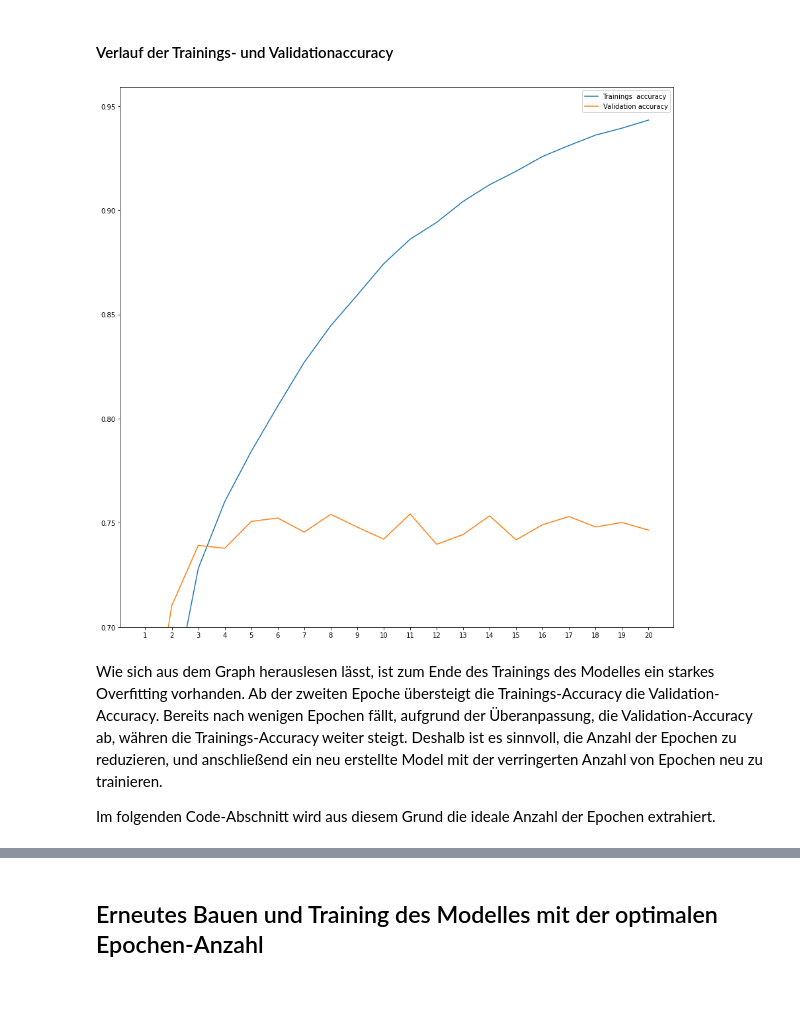
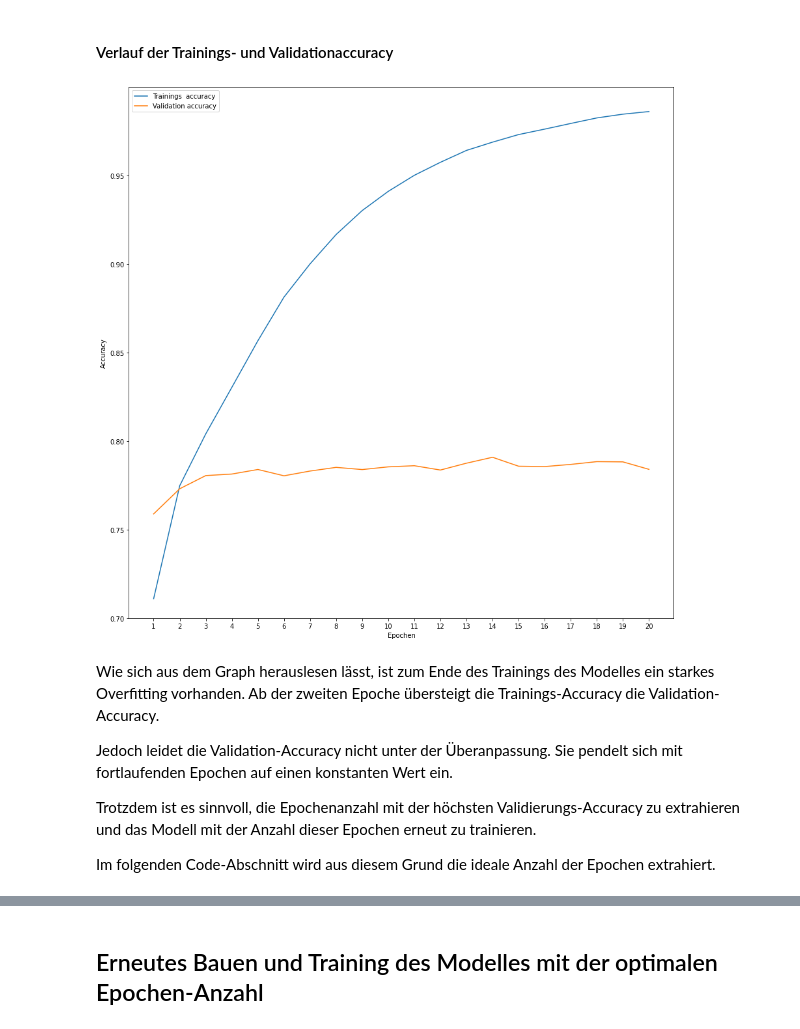
Before and after one commit to rxt30/Gruppe_G_Fragen, a Jupyter notebook: kaggle.ipynb, the cells around one changed output, grey strips where cells are left out. Drawn from its saved outputs; the diff is of its cells as text; code cells hidden in the pictures; blank space fills up the shorter version.

```diff
--- a/kaggle.ipynb
+++ b/kaggle.ipynb
@@ -273,9 +274,9 @@ Zur Vorbereitung wäre zunächst nach Fragenpaarungen mit dem Label 1 gefiltert
 Zum Training des Modelles wäre die erste Frage der Frageparrung verwendet worden, die zweite Frage als gewünschter Output.
 Im folgenden eine erste, einfache Implementierung. [Referenz](https://www.tensorflow.org/text/tutorials/nmt_with_attention)
 # %%
-model = tf.keras.Sequential([
-    tf.keras.layers.Embedding(len(word_index)+1, 300, input_length = maxLengthQuestion, mask_zero=True),
-    tf.keras.layers.LSTM(512, return_sequences=True),
-    tf.keras.layers.Dense(36)
-])
-model.summary()
+#model = tf.keras.Sequential([
+#    tf.keras.layers.Embedding(len(word_index)+1, 300, input_length = maxLengthQuestion, mask_zero=True),
+#    tf.keras.layers.LSTM(512, return_sequences=True),
+#    tf.keras.layers.Dense(36)
+#])
+#model.summary()
@@ -310,5 +283,5 @@ _________________________________________________________________
 # %%
-model.compile(optimizer='adam',
-              loss=tf.keras.losses.SparseCategoricalCrossentropy(),
-              metrics=['accuracy'])
-model.fit(q1_train, q2_train, validation_data = (q1_valid, q2_valid), epochs = 5, batch_size = 2048)
+#model.compile(optimizer='adam',
+#              loss=tf.keras.losses.SparseCategoricalCrossentropy(),
+#              metrics=['accuracy'])
+#model.fit(q1_train, q2_train, validation_data = (q1_valid, q2_valid), epochs = 5, batch_size = 2048)
@@ -381,9 +322,9 @@ ________________________________________________________________________________
 # %%
-model.compile(optimizer=tf.keras.optimizers.Adam(learning_rate=0.01),
-          loss=tf.keras.losses.BinaryCrossentropy(from_logits=False),
-          metrics=['accuracy'])
-model.fit([q1_train, q2_train], yTrain,
-                    validation_data = ((q1_valid, q2_valid), yValid),
-                    epochs = 5,
-                    batch_size = 2048,
-)
+#model.compile(optimizer=tf.keras.optimizers.Adam(learning_rate=0.01),
+#          loss=tf.keras.losses.BinaryCrossentropy(from_logits=False),
+#          metrics=['accuracy'])
+#model.fit([q1_train, q2_train], yTrain,
+#                    validation_data = ((q1_valid, q2_valid), yValid),
+#                    epochs = 5,
+#                    batch_size = 2048,
+#)
@@ -507,9 +431,12 @@ Die Learning-Rate wird durch einen Hyperoptimizerer ideal gewählt. Als möglich
 def createFinalModel(hp):
     q1_model = createInputModel(hp)
     q2_model = createInputModel(hp)
-    mergedInputs = Add()([q1_model.output, q2_model.output])
+    mergedInputs = Multiply()([q1_model.output, q2_model.output])
     mergedInputs = Flatten()(mergedInputs)
-    hp_units_second = hp.Int('dense_units_output', min_value=50, max_value=100, step=10)
+    hp_units_first = hp.Int('dense_units_output_first', min_value=100, max_value=150, step=10)
+    mergedInputs = Dense(units=hp_units_first, activation = 'relu')(mergedInputs)
+    mergedInputs = Dropout(0.2)(mergedInputs)
+    hp_units_second = hp.Int('dense_units_output_second', min_value=50, max_value=100, step=10)
     mergedInputs = Dense(units=hp_units_second, activation = 'relu')(mergedInputs)
     mergedInputs = Dropout(0.2)(mergedInputs)
     mergedInputs = Dense(1, activation = 'sigmoid')(mergedInputs)
@@ -611,20 +563,25 @@ Epoch 20/20
 # %%
 x = np.arange(1,21)
 
 fig, ax = plt.subplots()
 ax.plot(x, history.history['accuracy'], label="Trainings  accuracy")
 ax.plot(x, history.history['val_accuracy'], label="Validation accuracy")
 ax.legend()
 ax.set_ylim(ymin=0.7)
 ax.set_xticks(x)
+ax.set_xlabel("Epochen")
+ax.set_ylabel("Accuracy")
 plt.show()
 # %% [output]
-[figure, old version]
+[figure, new version]
 # %% [markdown]
 Wie sich aus dem Graph herauslesen lässt, ist zum Ende des Trainings des Modelles ein starkes Overfitting vorhanden.
 Ab der zweiten Epoche übersteigt die Trainings-Accuracy die Validation-Accuracy.
-Bereits nach wenigen Epochen fällt, aufgrund der Überanpassung, die Validation-Accuracy ab, währen die Trainings-Accuracy weiter steigt.
-Deshalb ist es sinnvoll, die Anzahl der Epochen zu reduzieren, und anschließend ein neu erstellte Model mit der verringerten Anzahl von Epochen neu zu trainieren.
+
+Jedoch leidet die Validation-Accuracy nicht unter der Überanpassung.
+Sie pendelt sich mit fortlaufenden Epochen auf einen konstanten Wert ein.
+
+Trotzdem ist es sinnvoll, die Epochenanzahl mit der höchsten Validierungs-Accuracy zu extrahieren und das Modell mit der Anzahl dieser Epochen erneut zu trainieren.
 
 Im folgenden Code-Abschnitt wird aus diesem Grund die ideale Anzahl der Epochen extrahiert.
 # %%
```
Also changed, not shown: parts of 27 cells of this notebook, 2 other files.
